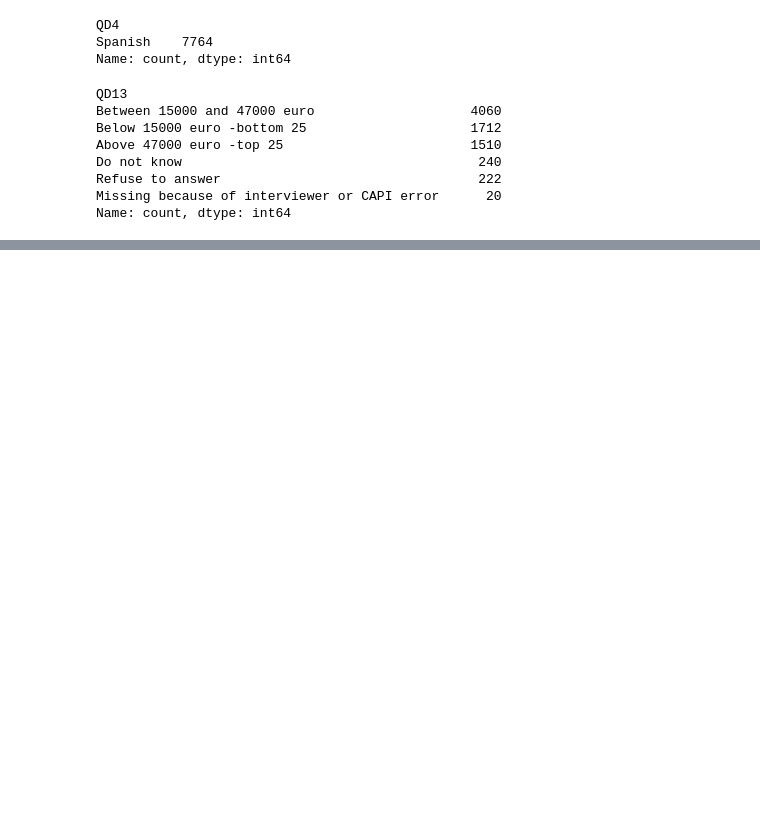
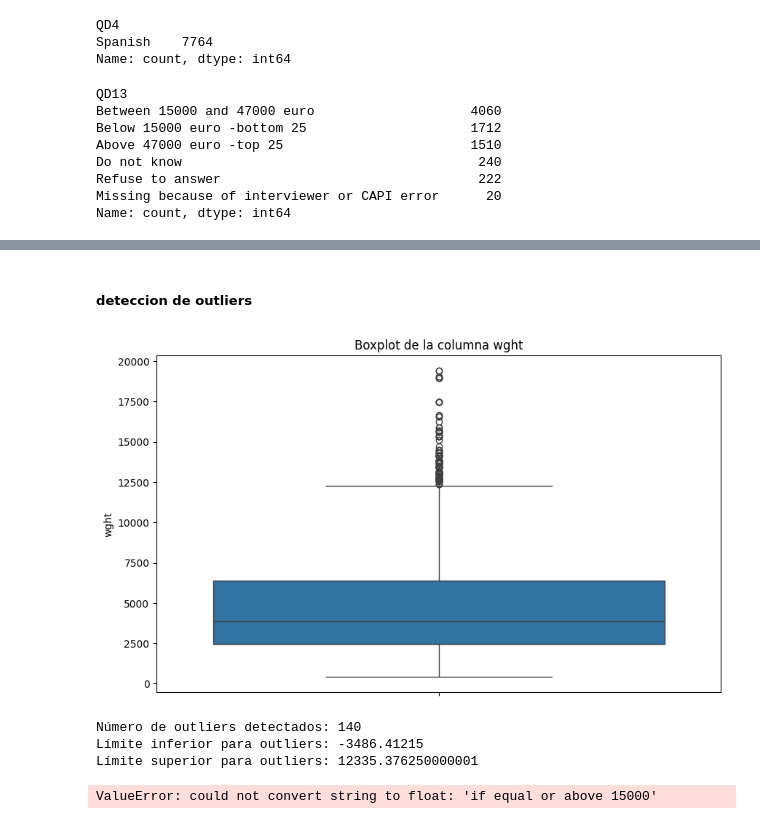
Before and after one commit to blackalle/TFM, a Jupyter notebook: tfm.ipynb, the cells around one changed output, grey strips where cells are left out. Saved outputs shown, nothing was run; the diff lists cells and outputs as text; code cells hidden in the pictures; blank space fills up the shorter version.

```diff
--- a/tfm.ipynb
+++ b/tfm.ipynb
@@ -216,3 +229,6 @@ Do not know                                      240
 Refuse to answer                                 222
 Missing because of interviewer or CAPI error      20
 Name: count, dtype: int64
+# %%
+data_encoded_2021 = pd.get_dummies(data_2021, columns=['QD13'], prefix='Income')
+print(data_encoded_2021.head())
@@ -218,0 +253,9 @@ Name: count, dtype: int64
+# %%
+# Identificar las columnas generadas por pd.get_dummies()
+dummy_columns = [col for col in data_encoded_2021 if col.startswith('Income')]
+
+# Convertir sólo esas columnas a uint8 para que salgan como 0 y 1
+for column in dummy_columns:
+    data_encoded_2021[column] = data_encoded_2021[column].astype('uint8')
+
+print(data_encoded_2021[dummy_columns].head())
@@ -218,0 +343,10 @@ Name: count, dtype: int64
+# %%
+# Identificar las columnas generadas por pd.get_dummies()
+dummy_columns = [col for col in data_encoded_2021 if col.startswith('Product')]
+
+
+# Convertir sólo esas columnas a uint8 para que salgan como 0 y 1
+for column in dummy_columns:
+    data_encoded_2021[column] = data_encoded_2021[column].astype('uint8')
+
+print(data_encoded_2021[dummy_columns].head())
@@ -218,0 +389,38 @@ Name: count, dtype: int64
+# %% [markdown]
+##### deteccion de outliers
+# %%
+#deteccion de outliers en todas las columnas
+import matplotlib.pyplot as plt
+import seaborn as sns
+
+# Gráfico boxplot para la columna 'wght'
+plt.figure(figsize=(10, 6))
+sns.boxplot(data_encoded_2021['wght'])
+plt.title('Boxplot de la columna wght')
+plt.show()
+
+# Calculando el IQR para la columna 'wght'
+Q1 = data_encoded_2021['wght'].quantile(0.25)
+Q3 = data_encoded_2021['wght'].quantile(0.75)
+IQR = Q3 - Q1
+lower_bound = Q1 - 1.5 * IQR
+upper_bound = Q3 + 1.5 * IQR
+
+# Identificar outliers
+outliers = data_encoded_2021[(data_encoded_2021['wght'] < lower_bound) | (data_encoded_2021['wght'] > upper_bound)]
+print('Número de outliers detectados:', len(outliers))
+print('Límite inferior para outliers:', lower_bound)
+print('Límite superior para outliers:', upper_bound)
+# %% [output]
+[figure, added]
+Número de outliers detectados: 140
+Límite inferior para outliers: -3486.41215
+Límite superior para outliers: 12335.376250000001
+# %%
+correlation_matrix = data_encoded_2021.corr()
+plt.figure(figsize=(12, 10))
+sns.heatmap(correlation_matrix, annot=True, fmt='.2f')
+plt.title('Matriz de Correlación')
+plt.show()
+# %% [output]
+ValueError: could not convert string to float: 'if equal or above 15000'
```
Also changed, not shown: parts of 23 cells of this notebook.
